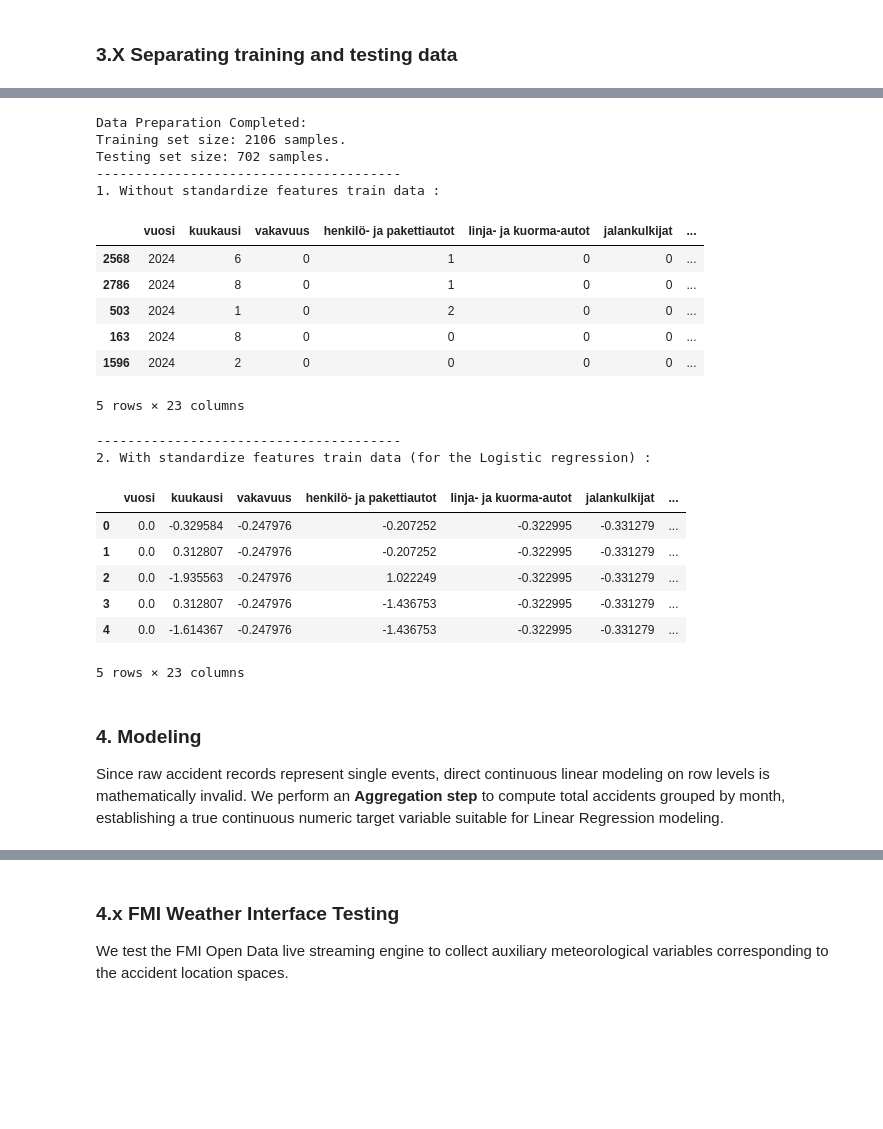
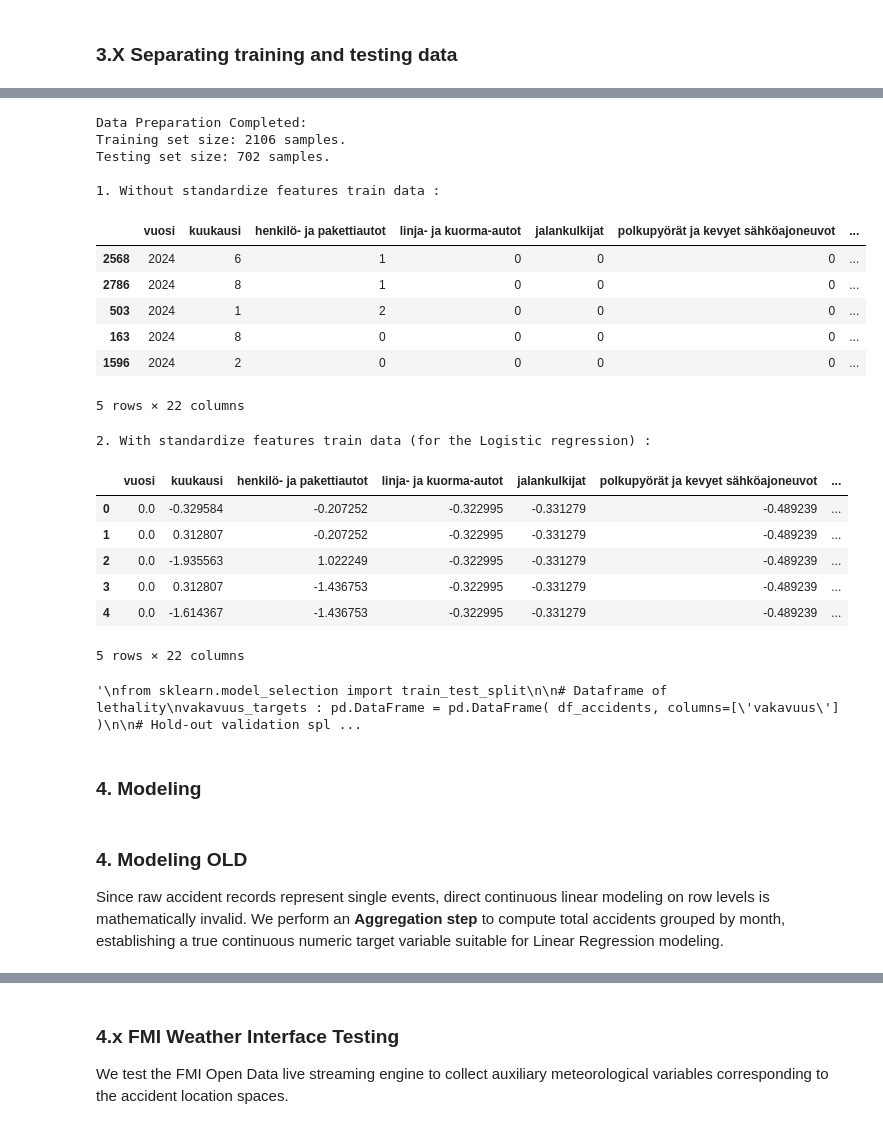
Before and after one commit to TopiAhola/data-and-ml-group5, a Jupyter notebook: project/traffic_accidents_analysis.ipynb, the cells around one changed output, grey strips where cells are left out. Drawn from its saved outputs; the diff is of its cells as text; code cells hidden in the pictures; blank space fills up the shorter version.

```diff
--- a/project/traffic_accidents_analysis.ipynb
+++ b/project/traffic_accidents_analysis.ipynb
@@ -233,4 +278,52 @@ df_accidents.drop('geom', axis=1, inplace=True)
+# %%
+## Scale features
+
+from sklearn.preprocessing import StandardScaler
+
+scaler = StandardScaler()
+
+# Fit the scaler on X_train data only to learn its mean and variance
+X_train_scaled = scaler.fit_transform(X_train)
+# Scale X_test using the exact same mean and variance learned from X_train
+X_test_scaled = scaler.transform(X_test)
+
+
+# Wrap results back into a DataFrame
+X_train_scaled = pd.DataFrame(X_train_scaled, columns=X_train.columns)
+X_test_scaled = pd.DataFrame(X_test_scaled, columns=X_train.columns)
+
+print("Data Preparation Completed:")
+print(f"Training set size: {X_train.shape[0]} samples.")
+print(f"Testing set size: {X_test.shape[0]} samples.")
+
+print("\n1. Without standardize features train data :")
+display(X_train.head(5))
+
+print("\n2. With standardize features train data (for the Logistic regression) :")
+display(X_train_scaled.head(5))
+# %% [output]
+Data Preparation Completed:
+Training set size: 2106 samples.
+Testing set size: 702 samples.
+
+1. Without standardize features train data :
+|  | vuosi | kuukausi | henkilö- ja pakettiautot | linja- ja kuorma-autot | jalankulkijat | polkupyörät ja kevyet sähköajoneuvot | ... |
+| 2568 | 2024 | 6 | 1 | 0 | 0 | 0 | ... |
+| 2786 | 2024 | 8 | 1 | 0 | 0 | 0 | ... |
+| 503 | 2024 | 1 | 2 | 0 | 0 | 0 | ... |
+| 163 | 2024 | 8 | 0 | 0 | 0 | 0 | ... |
+| 1596 | 2024 | 2 | 0 | 0 | 0 | 0 | ... |
+5 rows × 22 columns
+2. With standardize features train data (for the Logistic regression) :
+|  | vuosi | kuukausi | henkilö- ja pakettiautot | linja- ja kuorma-autot | jalankulkijat | polkupyörät ja kevyet sähköajoneuvot | ... |
+| 0 | 0.0 | -0.329584 | -0.207252 | -0.322995 | -0.331279 | -0.489239 | ... |
+| 1 | 0.0 | 0.312807 | -0.207252 | -0.322995 | -0.331279 | -0.489239 | ... |
+| 2 | 0.0 | -1.935563 | 1.022249 | -0.322995 | -0.331279 | -0.489239 | ... |
+| 3 | 0.0 | 0.312807 | -1.436753 | -0.322995 | -0.331279 | -0.489239 | ... |
+| 4 | 0.0 | -1.614367 | -1.436753 | -0.322995 | -0.331279 | -0.489239 | ... |
+5 rows × 22 columns
 # %%
+"""
 from sklearn.model_selection import train_test_split
 
 # Dataframe of lethality
@@ -268,30 +361,13 @@ display(features_train.head(5))
 print("---------------------------------------")
 print("2. With standardize features train data (for the Logistic regression) :")
 display(scaled_features_train.head(5))
+"""
 # %% [output]
-Data Preparation Completed:
-Training set size: 2106 samples.
-Testing set size: 702 samples.
----------------------------------------
-1. Without standardize features train data :
+'\nfrom sklearn.model_selection import train_test_split\n\n# Dataframe of lethality\nvakavuus_targets : pd.DataFrame = pd.DataFrame( df_accidents, columns=[\'vakavuus\'] )\n\n# Hold-out validation spl ...
-|  | vuosi | kuukausi | vakavuus | henkilö- ja pakettiautot | linja- ja kuorma-autot | jalankulkijat | ... |
-| 2568 | 2024 | 6 | 0 | 1 | 0 | 0 | ... |
-| 2786 | 2024 | 8 | 0 | 1 | 0 | 0 | ... |
-| 503 | 2024 | 1 | 0 | 2 | 0 | 0 | ... |
-| 163 | 2024 | 8 | 0 | 0 | 0 | 0 | ... |
-| 1596 | 2024 | 2 | 0 | 0 | 0 | 0 | ... |
-5 rows × 23 columns
----------------------------------------
-2. With standardize features train data (for the Logistic regression) :
-|  | vuosi | kuukausi | vakavuus | henkilö- ja pakettiautot | linja- ja kuorma-autot | jalankulkijat | ... |
-| 0 | 0.0 | -0.329584 | -0.247976 | -0.207252 | -0.322995 | -0.331279 | ... |
-| 1 | 0.0 | 0.312807 | -0.247976 | -0.207252 | -0.322995 | -0.331279 | ... |
-| 2 | 0.0 | -1.935563 | -0.247976 | 1.022249 | -0.322995 | -0.331279 | ... |
-| 3 | 0.0 | 0.312807 | -0.247976 | -1.436753 | -0.322995 | -0.331279 | ... |
-| 4 | 0.0 | -1.614367 | -0.247976 | -1.436753 | -0.322995 | -0.331279 | ... |
-5 rows × 23 columns
+# %% [markdown]
+### 4. Modeling
 # %% [markdown]
-### 4. Modeling
+### 4. Modeling OLD
 Since raw accident records represent single events, direct continuous linear modeling on row levels is mathematically invalid. We perform an **Aggregation step** to compute total accidents grouped by month, establishing a true continuous numeric target variable suitable for Linear Regression modeling.
 # %%
 # 5. Data Preparation: Aggregate total accidents by month (kkonn)
```
Also changed, not shown: parts of 6 cells of this notebook.
